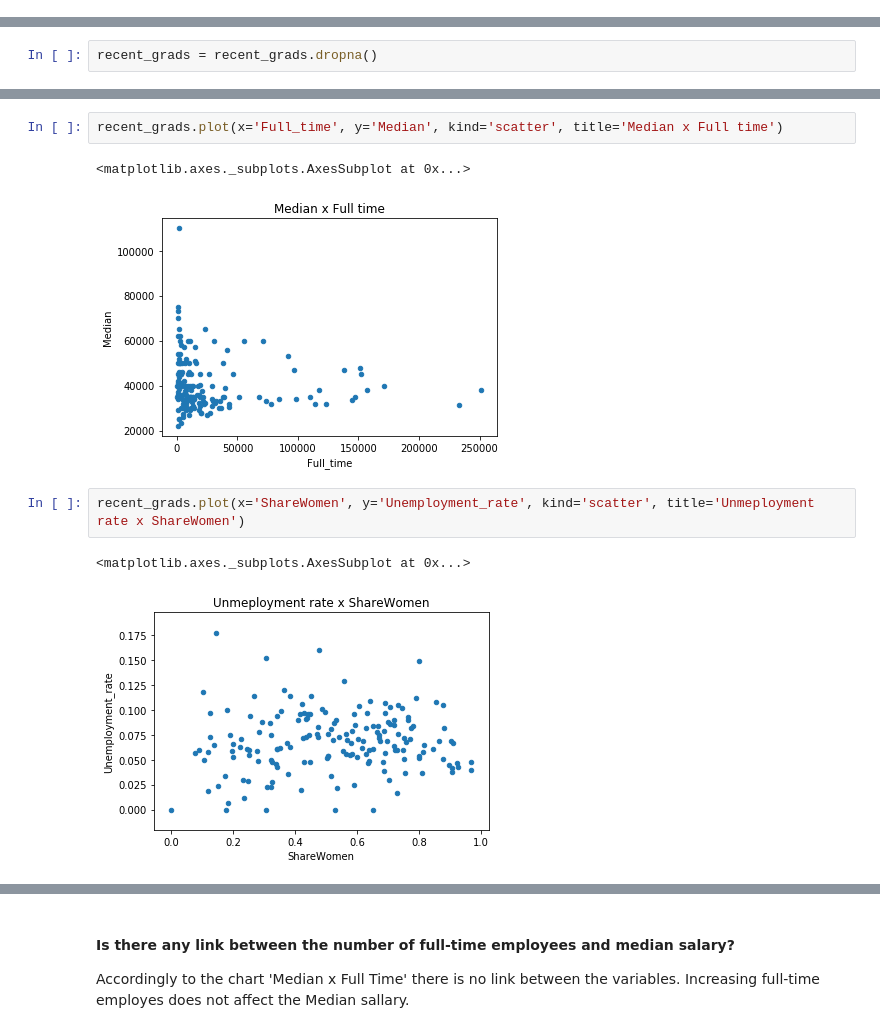
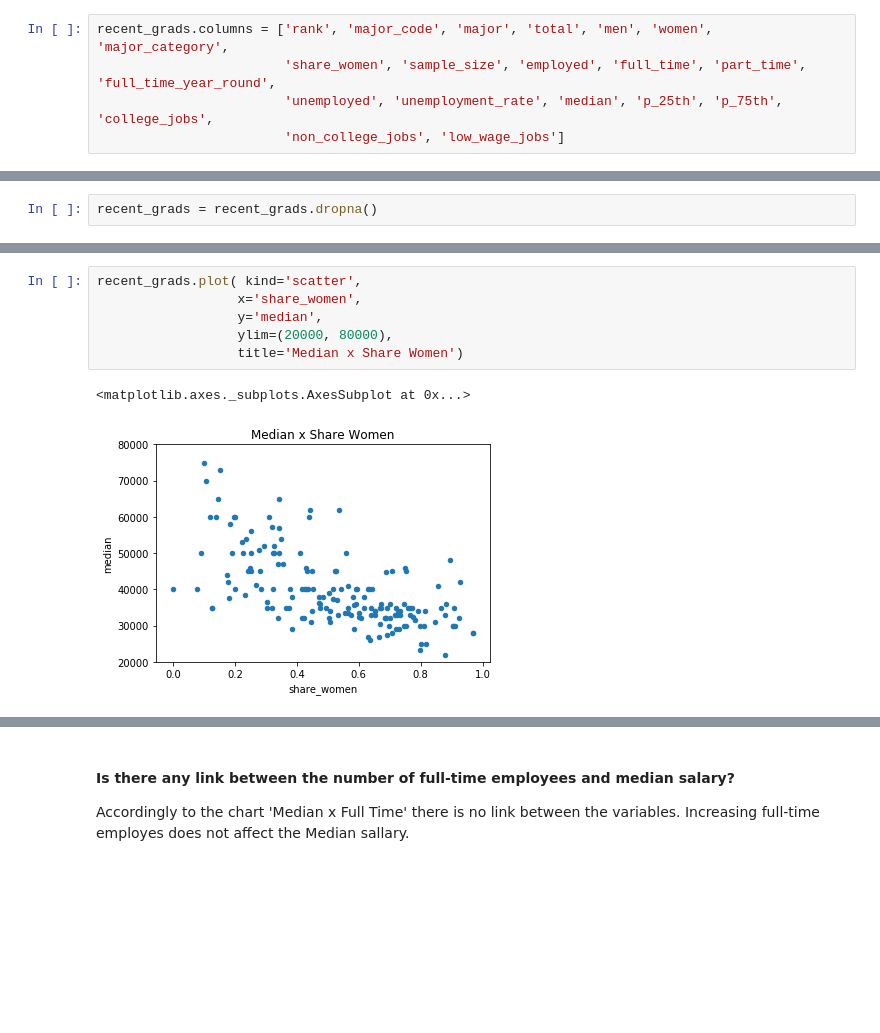
Before and after one commit to guilhermegonc/Dataquest-exercises, a Jupyter notebook: college_majors/college_majors_earnings.ipynb, the cells around one changed output, grey strips where cells are left out. Cells and saved outputs as stored; diff of their text form; blank space fills up the shorter version.

```diff
--- a/college_majors/college_majors_earnings.ipynb
+++ b/college_majors/college_majors_earnings.ipynb
@@ -15,3 +20,8 @@ recent_grads.head(1)
+# %%
+recent_grads.columns = ['rank', 'major_code', 'major', 'total', 'men', 'women', 'major_category',
+                        'share_women', 'sample_size', 'employed', 'full_time', 'part_time', 'full_time_year_round',
+                        'unemployed', 'unemployment_rate', 'median', 'p_25th', 'p_75th', 'college_jobs',
+                        'non_college_jobs', 'low_wage_jobs']
 # %%
 recent_grads.describe()
 # %% [output]
@@ -39,10 +108,9 @@ recent_grads.plot(x='Sample_size', y='Unemployment_rate', kind='scatter', title=
 # %%
-recent_grads.plot(x='Full_time', y='Median', kind='scatter', title='Median x Full time')
+recent_grads.plot( kind='scatter',
+                  x='share_women',
+                  y='median',
+                  ylim=(20000, 80000),
+                  title='Median x Share Women')
 # %% [output]
 <matplotlib.axes._subplots.AxesSubplot at 0x...>
-[figure, old version]
+[figure, new version]
-# %%
-recent_grads.plot(x='ShareWomen', y='Unemployment_rate', kind='scatter', title='Unmeployment rate x ShareWomen')
-# %% [output]
-<matplotlib.axes._subplots.AxesSubplot at 0x...>
-[figure, removed]
```
Also changed, not shown: parts of 40 cells of this notebook.
